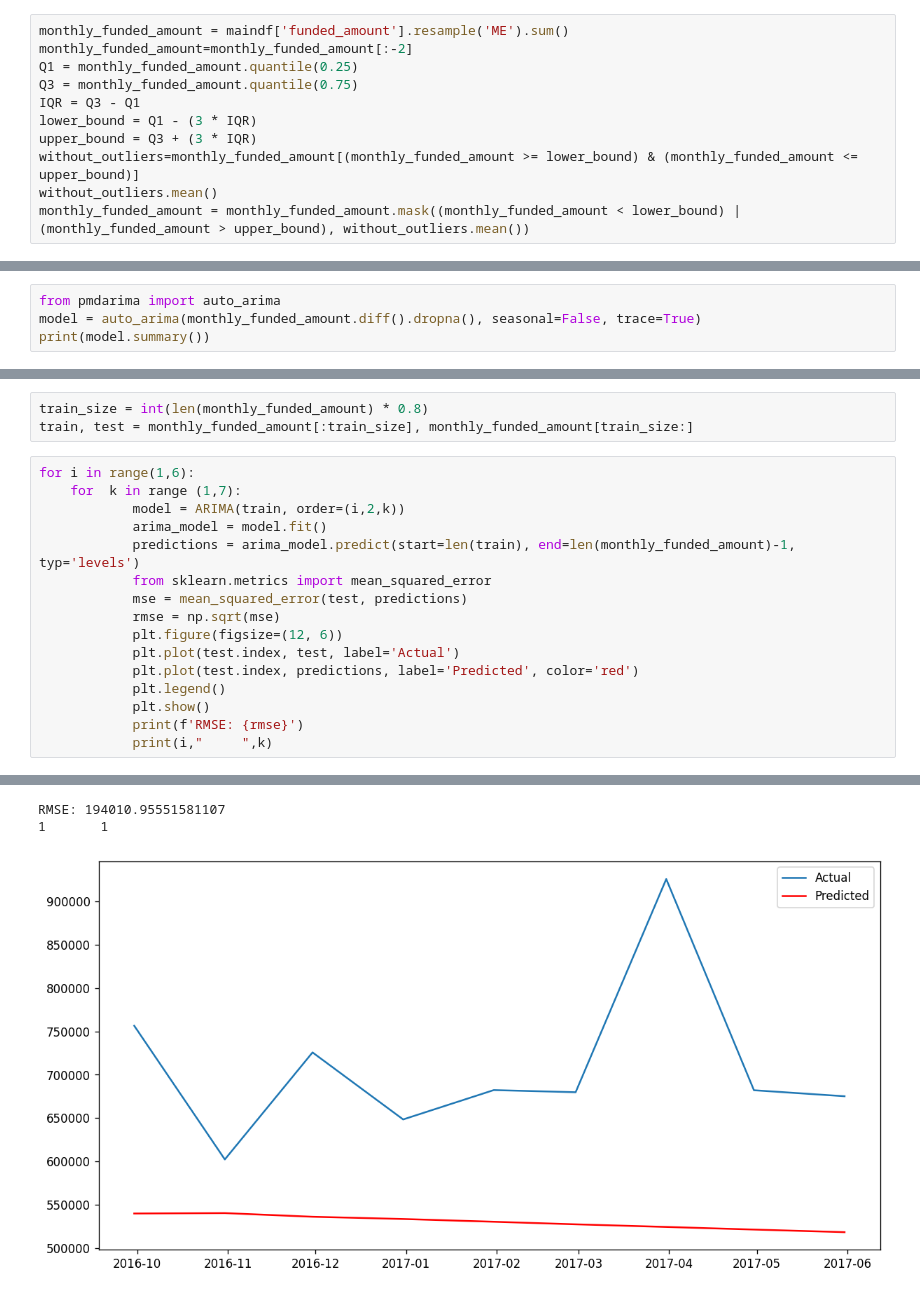
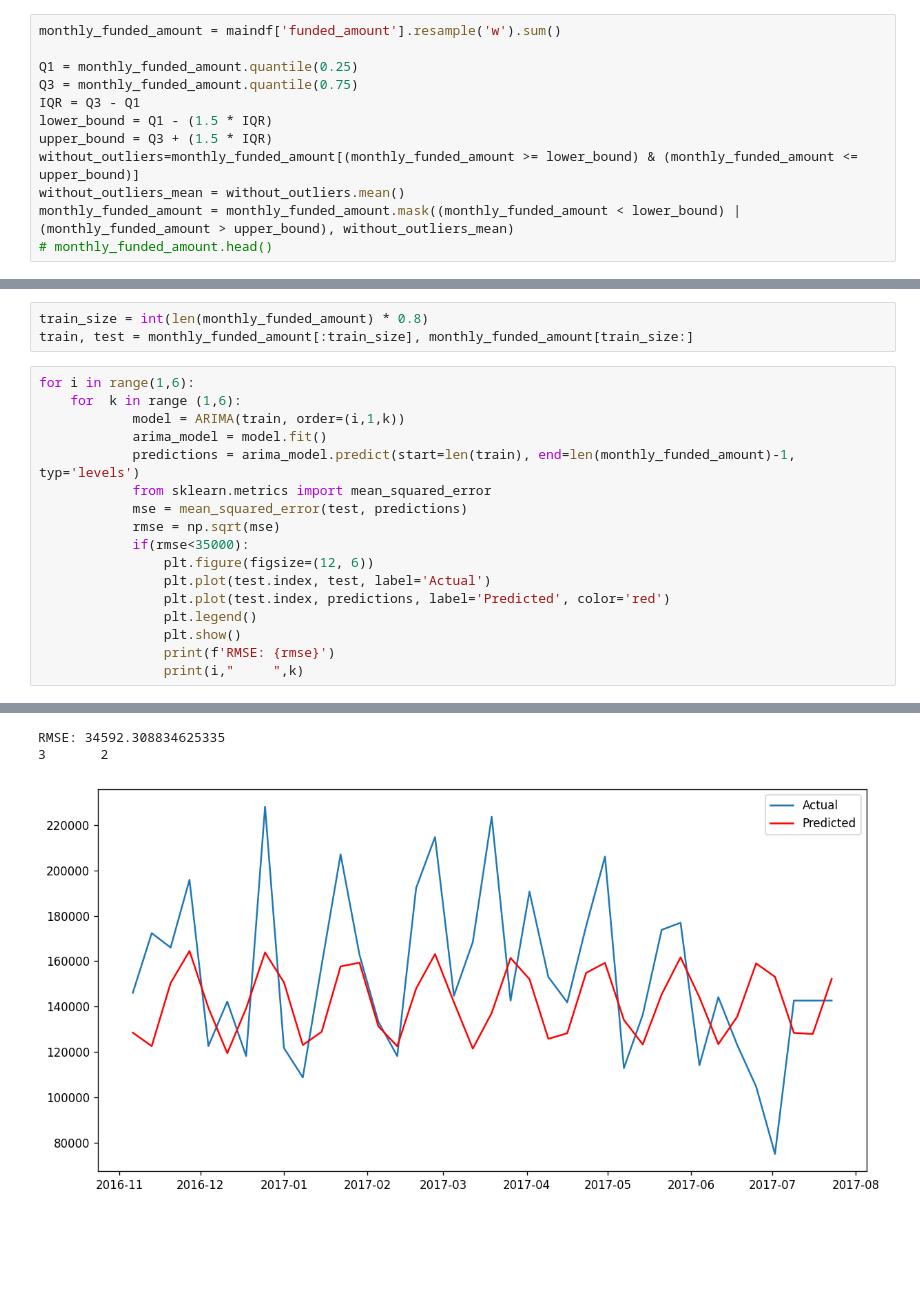
Before and after one commit to mahmoud-hassan1/Bi--Kiva-Loan-project, a Jupyter notebook: project.ipynb, the cells around one changed output, grey strips where cells are left out. Cells and saved outputs as stored; diff of their text form; blank space fills up the shorter version.

```diff
--- a/project.ipynb
+++ b/project.ipynb
@@ -265,11 +340,12 @@ maindf.sort_index(inplace=True)
 # %%
-monthly_funded_amount = maindf['funded_amount'].resample('ME').sum()
-monthly_funded_amount=monthly_funded_amount[:-2]
+monthly_funded_amount = maindf['funded_amount'].resample('w').sum()
+
 Q1 = monthly_funded_amount.quantile(0.25)
 Q3 = monthly_funded_amount.quantile(0.75)
 IQR = Q3 - Q1
-lower_bound = Q1 - (3 * IQR)
-upper_bound = Q3 + (3 * IQR)
+lower_bound = Q1 - (1.5 * IQR)
+upper_bound = Q3 + (1.5 * IQR)
 without_outliers=monthly_funded_amount[(monthly_funded_amount >= lower_bound) & (monthly_funded_amount <= upper_bound)]
-without_outliers.mean()
-monthly_funded_amount = monthly_funded_amount.mask((monthly_funded_amount < lower_bound) | (monthly_funded_amount > upper_bound), without_outliers.mean())
+without_outliers_mean = without_outliers.mean()
+monthly_funded_amount = monthly_funded_amount.mask((monthly_funded_amount < lower_bound) | (monthly_funded_amount > upper_bound), without_outliers_mean)
+# monthly_funded_amount.head()
@@ -433,4 +520,0 @@ plt.show()
-# %%
-from pmdarima import auto_arima
-model = auto_arima(monthly_funded_amount.diff().dropna(), seasonal=False, trace=True)
-print(model.summary())
@@ -457,18 +523,19 @@ train_size = int(len(monthly_funded_amount) * 0.8)
 train, test = monthly_funded_amount[:train_size], monthly_funded_amount[train_size:]
 # %%
 for i in range(1,6):
-    for  k in range (1,7):
-            model = ARIMA(train, order=(i,2,k))
+    for  k in range (1,6):
+            model = ARIMA(train, order=(i,1,k))
             arima_model = model.fit()
             predictions = arima_model.predict(start=len(train), end=len(monthly_funded_amount)-1, typ='levels')
             from sklearn.metrics import mean_squared_error
             mse = mean_squared_error(test, predictions)
             rmse = np.sqrt(mse)
-            plt.figure(figsize=(12, 6))
-            plt.plot(test.index, test, label='Actual')
-            plt.plot(test.index, predictions, label='Predicted', color='red')
-            plt.legend()
-            plt.show()
-            print(f'RMSE: {rmse}')
-            print(i,"     ",k)
+            if(rmse<35000):
+                plt.figure(figsize=(12, 6))
+                plt.plot(test.index, test, label='Actual')
+                plt.plot(test.index, predictions, label='Predicted', color='red')
+                plt.legend()
+                plt.show()
+                print(f'RMSE: {rmse}')
+                print(i,"     ",k)
 # %% [output]
@@ -476,3 +543,3 @@ for i in range(1,6):
-RMSE: 194010.95551581107
-1       1
+RMSE: 34592.308834625335
+3       2
-[figure, old version]
+[figure, new version]
```
Also changed, not shown: parts of 31 cells of this notebook.
